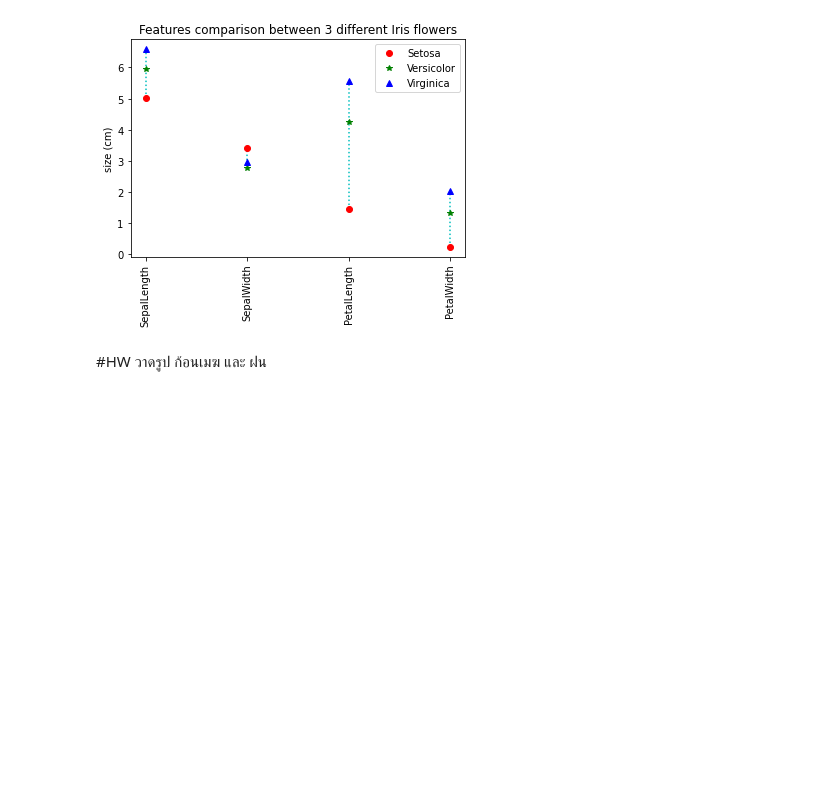
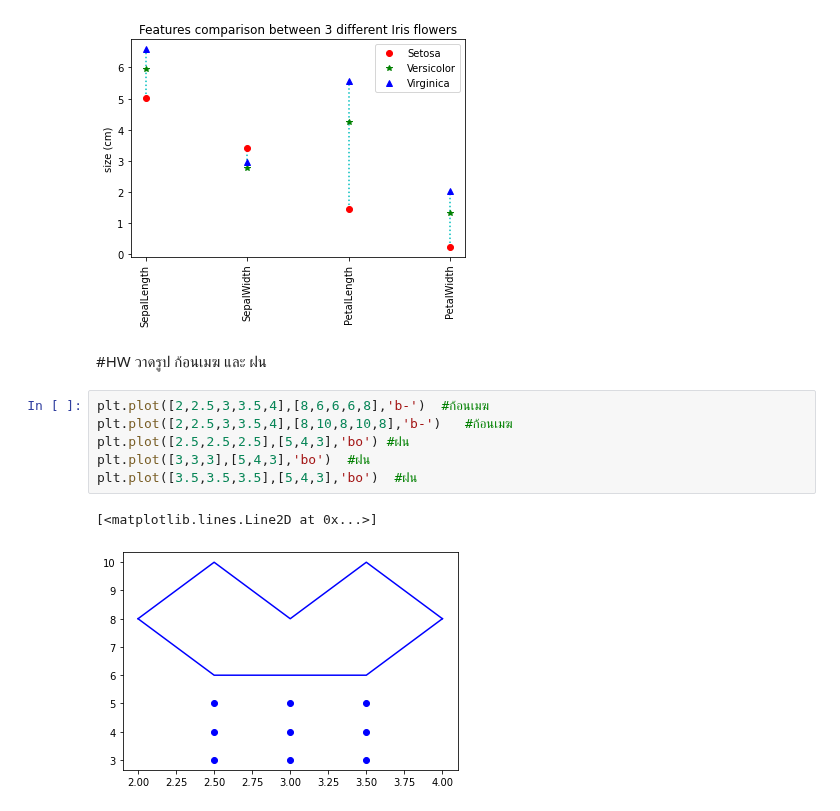
Before and after one commit to sskboonmee/data_viz_2022, a Jupyter notebook: DataViz04_Data_Comparison.ipynb, the cells around one changed output. Drawn from its saved outputs; the diff is of its cells as text; blank space fills up the shorter version.

Commit message:
HWpltก้อนเมฆและฝนแบบปุ๊กปิ๊ก

```diff
--- a/DataViz04_Data_Comparison.ipynb
+++ b/DataViz04_Data_Comparison.ipynb
@@ -157,3 +157,12 @@ plt.ylabel('size (cm)');
 [figure]
 # %% [markdown]
 #HW วาดรูป ก้อนเมฆ และ ฝน
+# %%
+plt.plot([2,2.5,3,3.5,4],[8,6,6,6,8],'b-')  #ก้อนเมฆ
+plt.plot([2,2.5,3,3.5,4],[8,10,8,10,8],'b-')   #ก้อนเมฆ
+plt.plot([2.5,2.5,2.5],[5,4,3],'bo') #ฝน
+plt.plot([3,3,3],[5,4,3],'bo')  #ฝน
+plt.plot([3.5,3.5,3.5],[5,4,3],'bo')  #ฝน
+# %% [output]
+[<matplotlib.lines.Line2D at 0x...>]
+[figure, added]
```
